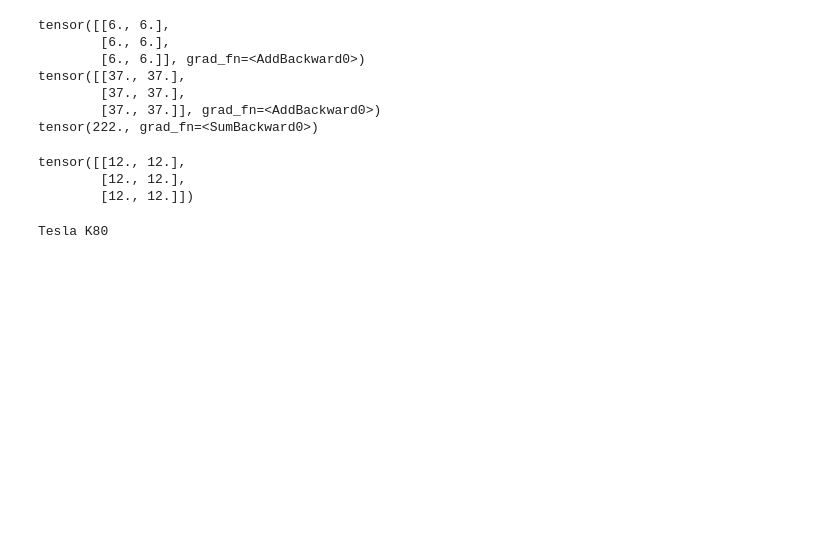
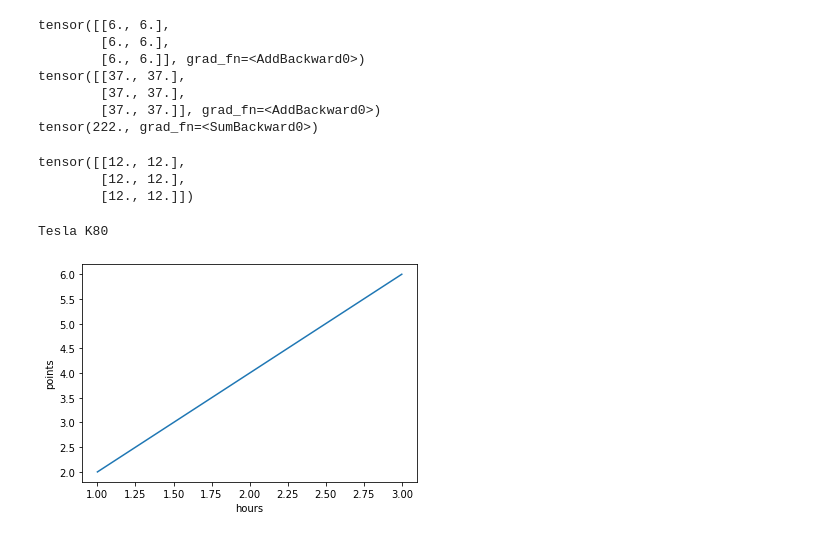
Before and after one commit to SIDED00R/SIDED00R, a Jupyter notebook: 5주차_실전기계.ipynb, the cells around one changed output. Cells and saved outputs as stored; diff of their text form; code cells hidden in the pictures; blank space fills up the shorter version.

```diff
--- a/5주차_실전기계.ipynb
+++ b/5주차_실전기계.ipynb
@@ -160,3 +160,18 @@ tensor([[12., 12.],
 print(torch.cuda.get_device_name(0))
 # %% [output]
 Tesla K80
+# %%
+import torch
+import numpy as np
+import matplotlib.pyplot as plt
+
+x_data=[1,2,3]
+y_data=[2,4,6]
+
+#Plot item all
+plt.plot(x_data,y_data)
+plt.xlabel("hours")
+plt.ylabel("points")
+plt.show()
+# %% [output]
+[figure, added]
```
Also changed, not shown: parts of 2 cells of this notebook.
